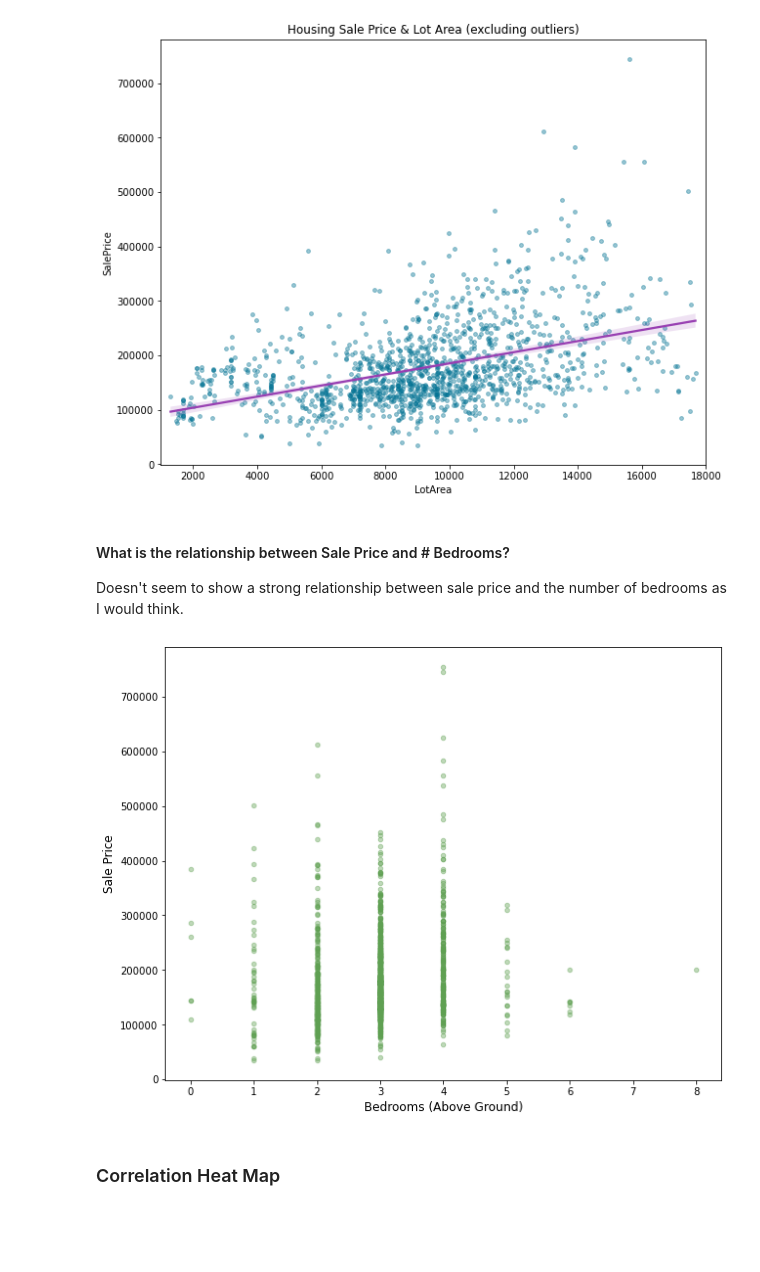
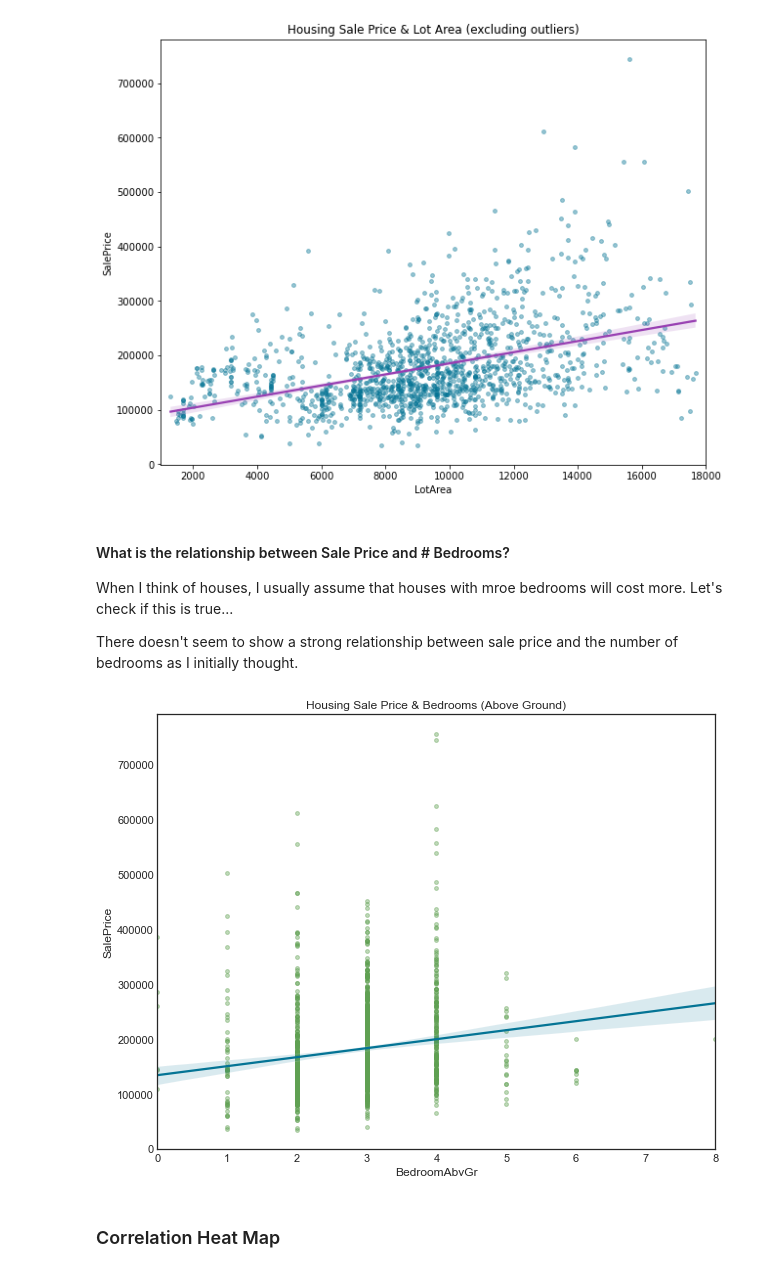
Before and after one commit to CS521-Burstein/final-project-alexmao0501, a Jupyter notebook: finalprojectv2.ipynb, the cells around one changed output. Cells and saved outputs as stored; diff of their text form; code cells hidden in the pictures; blank space fills up the shorter version.

```diff
--- a/finalprojectv2.ipynb
+++ b/finalprojectv2.ipynb
@@ -141,6 +141,6 @@ Let's remove the columns that we won't be interested given the high amount of nu
 
 We can also deduce that the reason behind the high quantity of nulls for these columns is due to the fact the these features may not be present in all houses. In other words not all houses have pools, alleys, fences, fireplaces.
 # %%
-columns_drop = null_housing[null_housing > 250]
+columns_drop = null_housing[null_housing > 600]
 columns_drop.index
 # %% [output]
@@ -210,9 +203,9 @@ Handling remaining nulls for the following variables:
 - MasVnrType
 # %%
 # Let's simply replace the one null value for Electrical with the mode
-electrical_mode = housing['Electrical'].mode()
-housing.loc[:, "Electrical"] = housing.loc[:, "Electrical"].fillna("electrical_mode")
+electrical_mode = housing['Electrical'].mode()[0]
+housing.loc[:, "Electrical"] = housing.loc[:, "Electrical"].fillna(electrical_mode)
 # %%
 # Let's simply replace the null values for MasVnrType with the mode
-MasVnrType_mode = housing['MasVnrType'].mode()
-housing.loc[:, "MasVnrType"] = housing.loc[:, "MasVnrType"].fillna("MasVnrType_mode")
+MasVnrType_mode = housing['MasVnrType'].mode()[0]
+housing.loc[:, "MasVnrType"] = housing.loc[:, "MasVnrType"].fillna(str(MasVnrType_mode))
@@ -218,0 +228,3 @@ housing.loc[:, "MasVnrType"] = housing.loc[:, "MasVnrType"].fillna("MasVnrType_m
+# %%
+# Let's simply replace the null values from MasVnrArea with 0 if MasVnrType == "None"
+housing['MasVnrArea'] = np.where((housing['MasVnrType'] == "None") & (housing['MasVnrArea'].isnull()==True), 0, housing['MasVnrArea'])
@@ -410,14 +431,16 @@ ax.set_xlim(1000, 18000)
 # %% [markdown]
 #### What is the relationship between Sale Price and # Bedrooms?
 
-Doesn't seem to show a strong relationship between sale price and the number of bedrooms as I would think.
+When I think of houses, I usually assume that houses with mroe bedrooms will cost more. Let's check if this is true...
+
+There doesn't seem to show a strong relationship between sale price and the number of bedrooms as I initially thought.
 # %%
-bedrooms_saleprice = housing.plot(kind='scatter', x='BedroomAbvGr', y='SalePrice', figsize=(10, 8), color = ('#5fa052'), alpha = 0.4);
-lotarea_saleprice.set_title('Housing Sale Price & Lot Area', fontsize=15, y=1.01);
-plt.xlabel('Bedrooms (Above Ground)', fontsize=12);
-plt.ylabel('Sale Price', fontsize=12);
+
+ax = sns.regplot(x="BedroomAbvGr", y="SalePrice", data=housing, line_kws={"color": "#047495"}, scatter_kws={"color": "#5fa052",'s':15, 'alpha':0.4})
+ax.set(title='Housing Sale Price & Bedrooms (Above Ground)')
+ax.figure.set_size_inches(10, 8)
 # %% [output]
-[figure, old version]
+[figure, new version]
 # %% [markdown]
 ### Correlation Heat Map
 # %%
```
Also changed, not shown: parts of 42 cells of this notebook.
